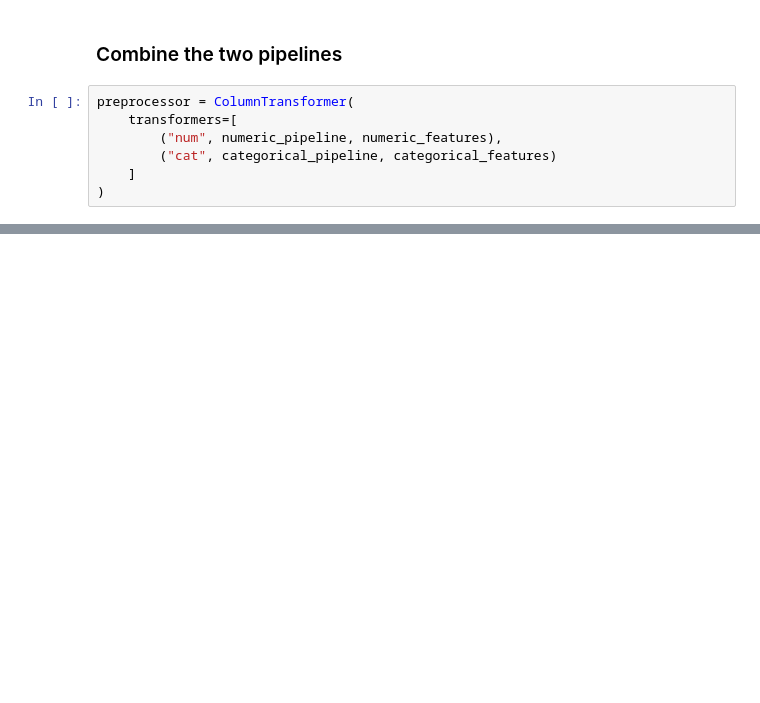
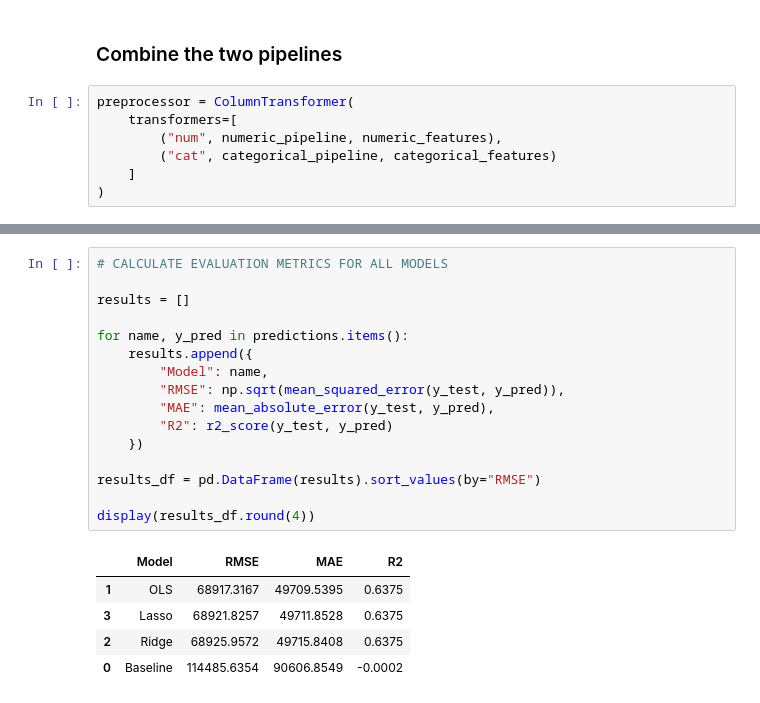
Before and after one commit to timomugishan8-ai/Datheon_Machine_Learning_and_Data_Science_Internship., a Jupyter notebook: Real-Estate House Price Prediction/notebooks/03_regression_modeling.ipynb, the cells around one changed output, grey strips where cells are left out. Saved outputs shown, nothing was run; the diff lists cells and outputs as text; blank space fills up the shorter version.

```diff
--- a/Real-Estate House Price Prediction/notebooks/03_regression_modeling.ipynb
+++ b/Real-Estate House Price Prediction/notebooks/03_regression_modeling.ipynb
@@ -142,0 +300,22 @@ preprocessor = ColumnTransformer(
+# %%
+# CALCULATE EVALUATION METRICS FOR ALL MODELS
+
+results = []
+
+for name, y_pred in predictions.items():
+    results.append({
+        "Model": name,
+        "RMSE": np.sqrt(mean_squared_error(y_test, y_pred)),
+        "MAE": mean_absolute_error(y_test, y_pred),
+        "R2": r2_score(y_test, y_pred)
+    })
+
+results_df = pd.DataFrame(results).sort_values(by="RMSE")
+
+display(results_df.round(4))
+# %% [output]
+|  | Model | RMSE | MAE | R2 |
+| 1 | OLS | 68917.3167 | 49709.5395 | 0.6375 |
+| 3 | Lasso | 68921.8257 | 49711.8528 | 0.6375 |
+| 2 | Ridge | 68925.9572 | 49715.8408 | 0.6375 |
+| 0 | Baseline | 114485.6354 | 90606.8549 | -0.0002 |
```
Also changed, not shown: parts of 17 cells of this notebook.
